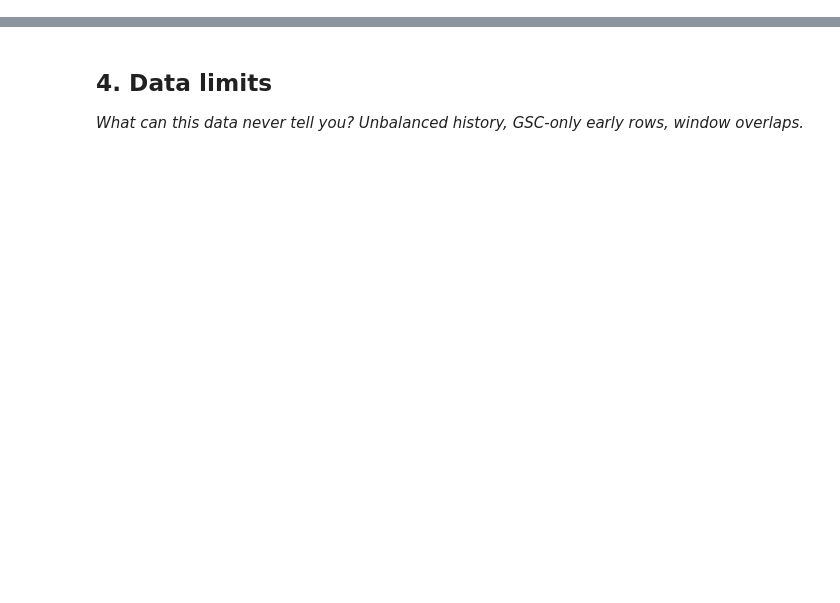
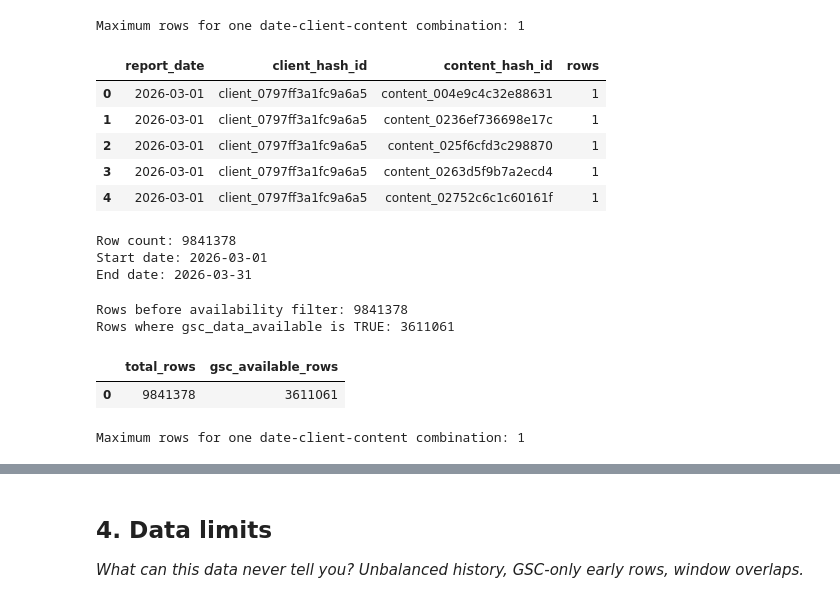
Before and after one commit to forhadmia231/flyrank-ml-internship, a Jupyter notebook: work/notebooks/w03_data_contract.ipynb, the cells around one changed output, grey strips where cells are left out. Drawn from its saved outputs; the diff is of its cells as text; code cells hidden in the pictures; blank space fills up the shorter version.

```diff
--- a/work/notebooks/w03_data_contract.ipynb
+++ b/work/notebooks/w03_data_contract.ipynb
@@ -27,3 +139,65 @@ This skeleton is yours to fill. Work the sections **in order** — each one has
 # %%
 # This cell is for CODE (numbers, a query, a check).
 # Write your text answer in the cell ABOVE this one — typing sentences here breaks Run All.
+# Query 1: Verify the grain
+
+grain_check = (
+    df.groupby(["report_date", "client_hash_id", "content_hash_id"])
+      .size()
+      .reset_index(name="rows")
+)
+
+print("Maximum rows for one date-client-content combination:",
+      grain_check["rows"].max())
+
+grain_check.head()
+# %% [output]
+Maximum rows for one date-client-content combination: 1
+|  | report_date | client_hash_id | content_hash_id | rows |
+| 0 | 2026-03-01 | client_0797ff3a1fc9a6a5 | content_004e9c4c32e88631 | 1 |
+| 1 | 2026-03-01 | client_0797ff3a1fc9a6a5 | content_0236ef736698e17c | 1 |
+| 2 | 2026-03-01 | client_0797ff3a1fc9a6a5 | content_025f6cfd3c298870 | 1 |
+| 3 | 2026-03-01 | client_0797ff3a1fc9a6a5 | content_0263d5f9b7a2ecd4 | 1 |
+| 4 | 2026-03-01 | client_0797ff3a1fc9a6a5 | content_02752c6c1c60161f | 1 |
+# %%
+# Query 2: Row count and date span
+
+print("Row count:", len(df))
+print("Start date:", df["report_date"].min())
+print("End date:", df["report_date"].max())
+# %% [output]
+Row count: 9841378
+Start date: 2026-03-01
+End date: 2026-03-31
+# %%
+# Query 3: Availability check
+
+available_rows = df.query("gsc_data_available == True")
+
+print("Rows before availability filter:", len(df))
+print("Rows where gsc_data_available is TRUE:", len(available_rows))
+# %% [output]
+Rows before availability filter: 9841378
+Rows where gsc_data_available is TRUE: 3611061
+# %%
+import duckdb
+
+result = duckdb.sql("""
+    SELECT
+        COUNT(*) AS total_rows,
+        COUNT(*) FILTER (WHERE gsc_data_available IS TRUE) AS gsc_available_rows
+    FROM df
+""").df()
+
+result
+# %% [output]
+|  | total_rows | gsc_available_rows |
+| 0 | 9841378 | 3611061 |
+# %%
+grain_check = df.groupby(
+    ["report_date", "client_hash_id", "content_hash_id"]
+).size()
+
+print("Maximum rows for one date-client-content combination:", grain_check.max())
+# %% [output]
+Maximum rows for one date-client-content combination: 1
```
Also changed, not shown: parts of 20 cells of this notebook.
